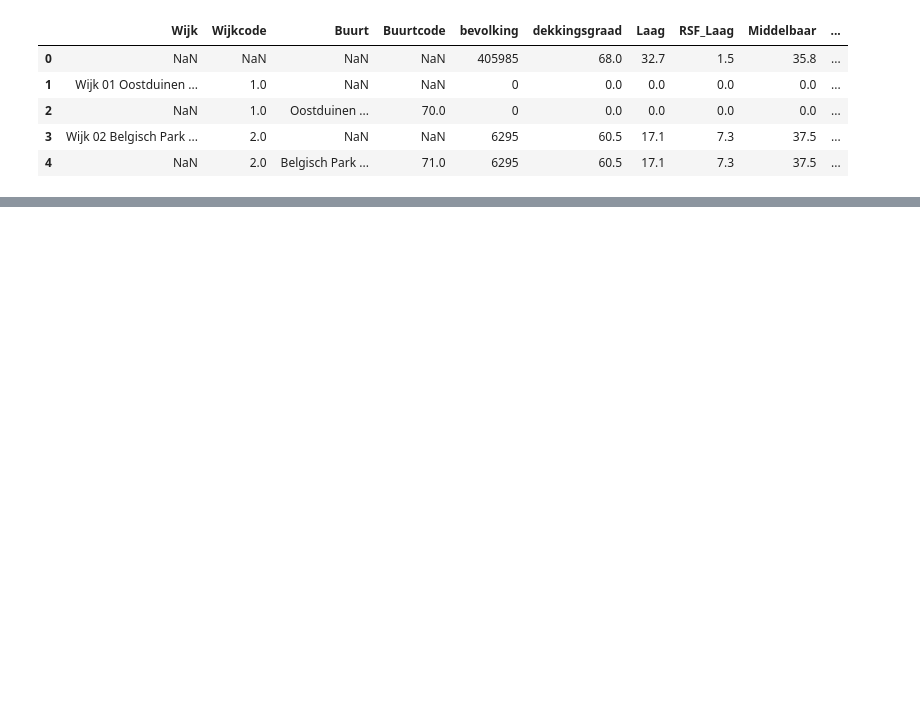
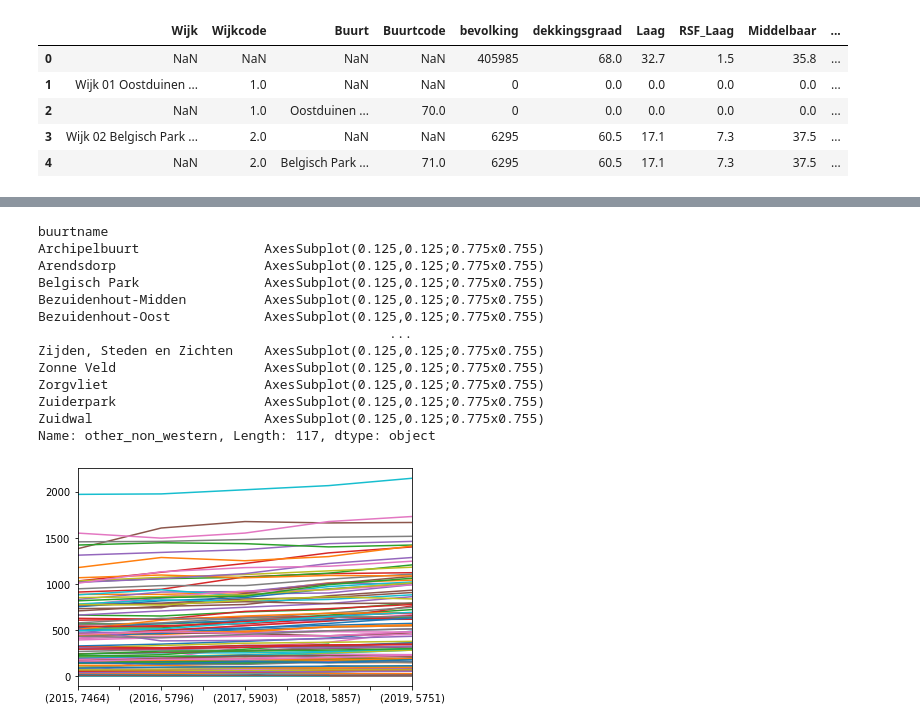
Before and after one commit to J-h-V/OpenDataDenHaag, a Jupyter notebook: DatasetCBS.ipynb, the cells around one changed output, grey strips where cells are left out. Drawn from its saved outputs; the diff is of its cells as text; code cells hidden in the pictures; blank space fills up the shorter version.

```diff
--- a/DatasetCBS.ipynb
+++ b/DatasetCBS.ipynb
@@ -100,0 +57,2 @@ onw_citizens.sum().plot()
+# %%
+citizens_dh = pd.concat([citizens_dh_15,citizens_dh_16,citizens_dh_17,citizens_dh_18,citizens_dh_19], keys=[2015,2016,2017,2018,2019])
@@ -100,0 +75,17 @@ onw_citizens.sum().plot()
+# %%
+citizens_dh.groupby("buurtname")["other_non_western"].plot()
+# %% [output]
+buurtname
+Archipelbuurt                AxesSubplot(0.125,0.125;0.775x0.755)
+Arendsdorp                   AxesSubplot(0.125,0.125;0.775x0.755)
+Belgisch Park                AxesSubplot(0.125,0.125;0.775x0.755)
+Bezuidenhout-Midden          AxesSubplot(0.125,0.125;0.775x0.755)
+Bezuidenhout-Oost            AxesSubplot(0.125,0.125;0.775x0.755)
+                                             ...
+Zijden, Steden en Zichten    AxesSubplot(0.125,0.125;0.775x0.755)
+Zonne Veld                   AxesSubplot(0.125,0.125;0.775x0.755)
+Zorgvliet                    AxesSubplot(0.125,0.125;0.775x0.755)
+Zuiderpark                   AxesSubplot(0.125,0.125;0.775x0.755)
+Zuidwal                      AxesSubplot(0.125,0.125;0.775x0.755)
+Name: other_non_western, Length: 117, dtype: object
+[figure, added]
```
Also changed, not shown: parts of 13 cells of this notebook.
